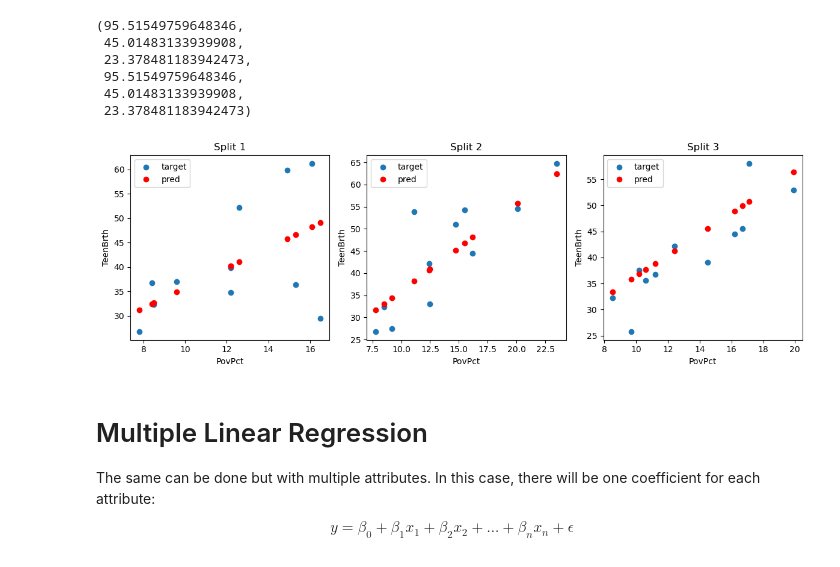
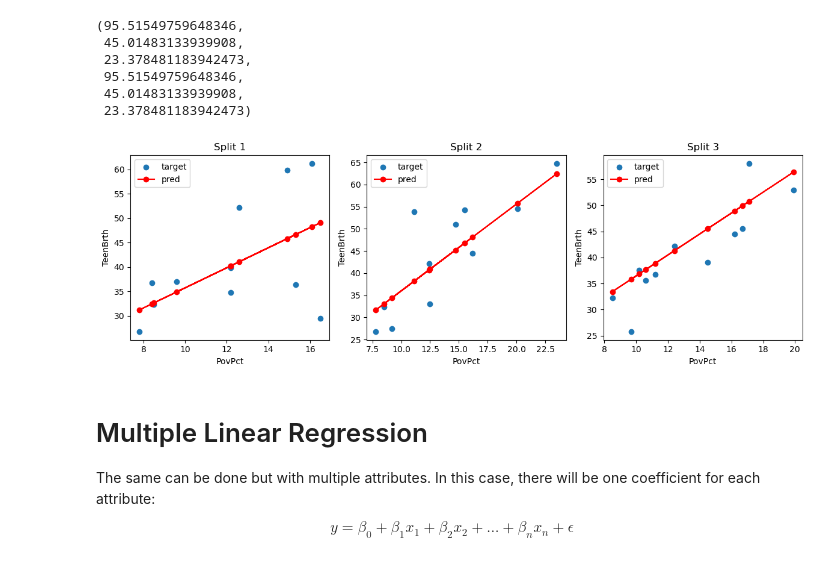
Before and after one commit to jcasarmiento/LinearRegression, a Jupyter notebook: LinearRegression-Ex.ipynb, the cells around one changed output. Cells and saved outputs as stored; diff of their text form; code cells hidden in the pictures.

```diff
--- a/LinearRegression-Ex.ipynb
+++ b/LinearRegression-Ex.ipynb
@@ -80,8 +80,9 @@ class linear_regression:
         beta0=self.minimize_beta0(beta1,x,y)
         return beta0,beta1
 
-    def fit_multiply(self):   #finds beta0 and beta1 by doing B=(X.T*X)^-1 * X.T * y
-        pass
+    def fit_multiple(self,X,y):   #finds betas by doing B=(X.T*X)^-1 * X.T * y
+        betas=np.linalg.inv(X.T @ X) @ X.T @ y
+        return betas
 # %%
 from sklearn.model_selection import train_test_split
 
@@ -156,30 +157,30 @@ mse1,mse2,mse3,MSE1,MSE2,MSE3
 # %%
 fig,axs=plt.subplots(1,3,figsize=(12,4),tight_layout=True)
 
 axs[0].scatter(test1,ltest1,label="target")
-axs[0].plot(test1,yt_hat1,'ro',label="pred")
+axs[0].plot(test1,yt_hat1,'r-o',label="pred")
 axs[0].set_title("Split 1")
 axs[0].set_xlabel("PovPct")
 axs[0].set_ylabel("TeenBrth")
 axs[0].legend()
 
 axs[1].scatter(test2,ltest2,label="target")
-axs[1].plot(test2,yt_hat2,'ro',label="pred")
+axs[1].plot(test2,yt_hat2,'r-o',label="pred")
 axs[1].set_title("Split 2")
 axs[1].set_xlabel("PovPct")
 axs[1].set_ylabel("TeenBrth")
 axs[1].legend()
 
 axs[2].scatter(test3,ltest3,label="target")
-axs[2].plot(test3,yt_hat3,'ro',label="pred")
+axs[2].plot(test3,yt_hat3,'r-o',label="pred")
 axs[2].set_title("Split 3")
 axs[2].set_xlabel("PovPct")
 axs[2].set_ylabel("TeenBrth")
 axs[2].legend()
 
 plt.show()
 # %% [output]
-[figure, old version]
+[figure, new version]
 # %% [markdown]
 # Multiple Linear Regression
 
```
Also changed, not shown: parts of 4 cells of this notebook.
